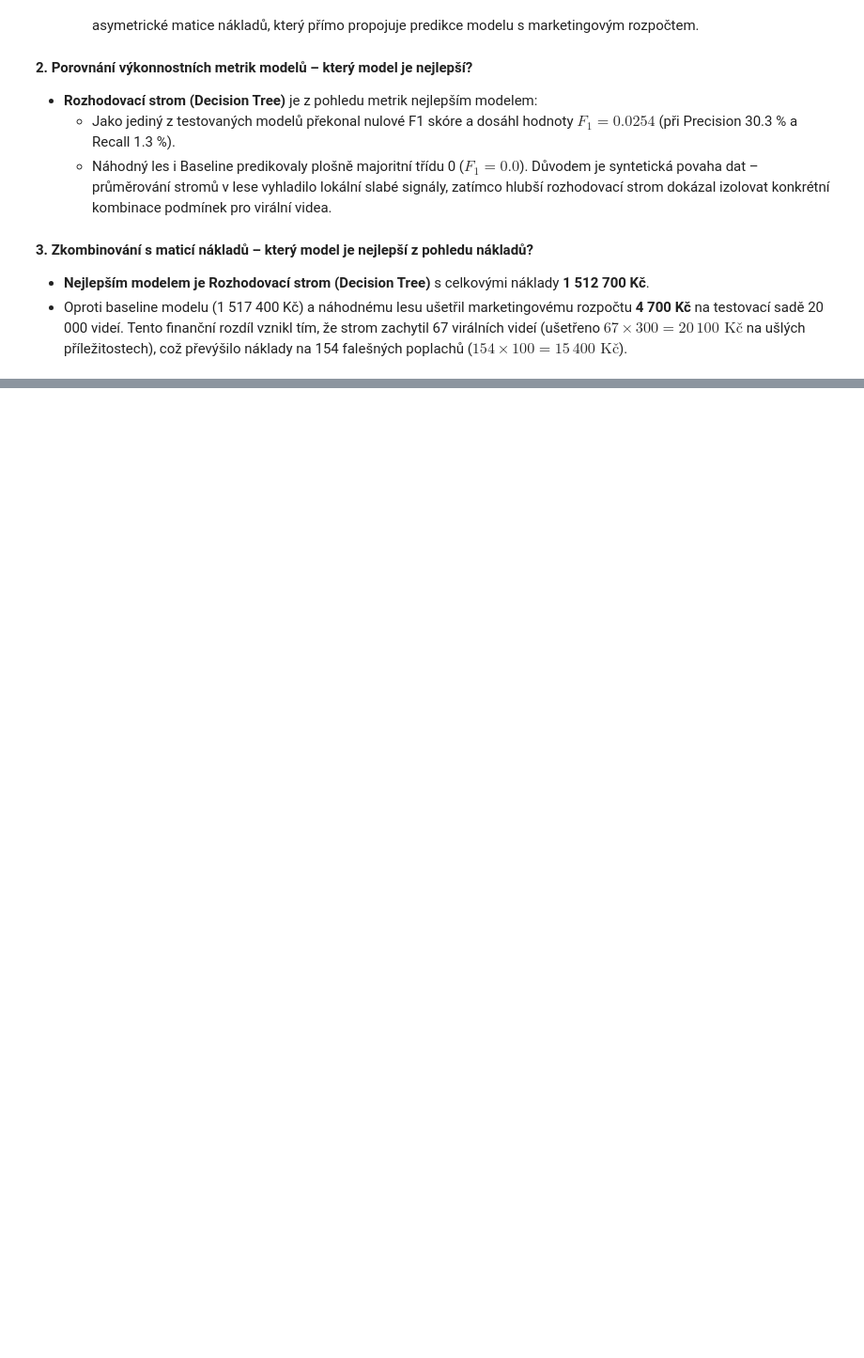
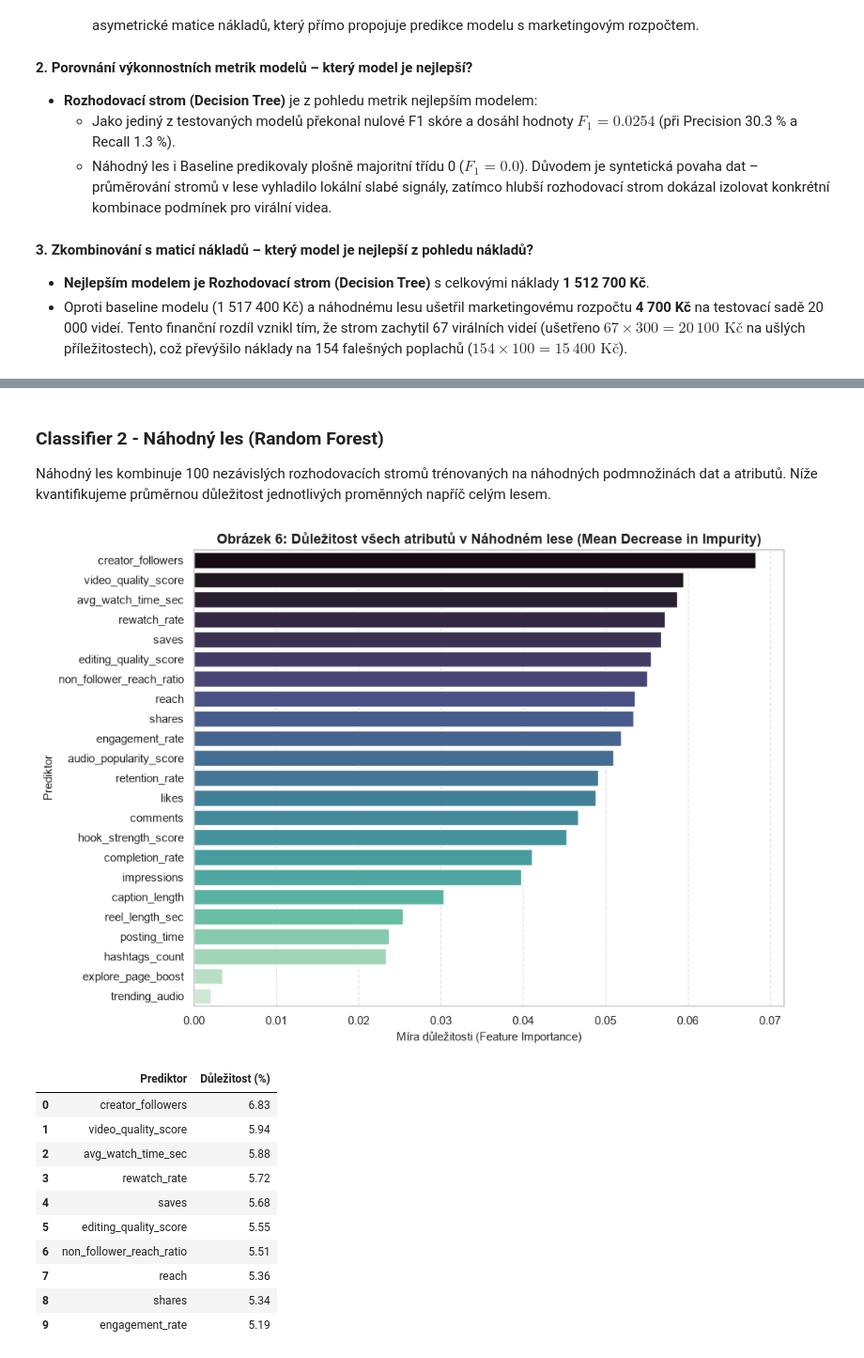
Before and after one commit to wclementi/ZIZ_Seminarka, a Jupyter notebook: template-coursework-classification.ipynb, the cells around one changed output, grey strips where cells are left out. Shown at 94% size. Drawn from its saved outputs; the diff is of its cells as text; code cells hidden in the pictures; blank space fills up the shorter version.

```diff
--- a/template-coursework-classification.ipynb
+++ b/template-coursework-classification.ipynb
@@ -752,0 +747,36 @@ Summarize the results, answering questions such as:
+# %% [markdown]
+### Classifier 2 - Náhodný les (Random Forest)
+
+Náhodný les kombinuje 100 nezávislých rozhodovacích stromů trénovaných na náhodných podmnožinách dat a atributů. Níže kvantifikujeme průměrnou důležitost jednotlivých proměnných napříč celým lesem.
+# %%
+# Výpočet a vizualizace důležitosti atributů v náhodném lese
+rf_importances = pd.Series(best_rf.feature_importances_, index=X_train.columns).sort_values(ascending=False)
+
+plt.figure(figsize=(10, 7))
+sns.barplot(x=rf_importances.values, y=rf_importances.index, hue=rf_importances.index, palette='mako', legend=False)
+plt.title("Obrázek 6: Důležitost všech atributů v Náhodném lese (Mean Decrease in Impurity)", fontsize=13, fontweight='bold')
+plt.xlabel("Míra důležitosti (Feature Importance)", fontsize=11)
+plt.ylabel("Prediktor", fontsize=11)
+plt.grid(axis='x', linestyle='--', alpha=0.5)
+plt.tight_layout()
+plt.show()
+
+# Výpis číselných hodnot
+rf_summary_df = pd.DataFrame({
+    'Prediktor': rf_importances.index,
+    'Důležitost (%)': (rf_importances.values * 100).round(2)
+})
+display(rf_summary_df.head(10))
+# %% [output]
+[figure, added]
+|  | Prediktor | Důležitost (%) |
+| 0 | creator_followers | 6.83 |
+| 1 | video_quality_score | 5.94 |
+| 2 | avg_watch_time_sec | 5.88 |
+| 3 | rewatch_rate | 5.72 |
+| 4 | saves | 5.68 |
+| 5 | editing_quality_score | 5.55 |
+| 6 | non_follower_reach_ratio | 5.51 |
+| 7 | reach | 5.36 |
+| 8 | shares | 5.34 |
+| 9 | engagement_rate | 5.19 |
```
Also changed, not shown: parts of 43 cells of this notebook.
